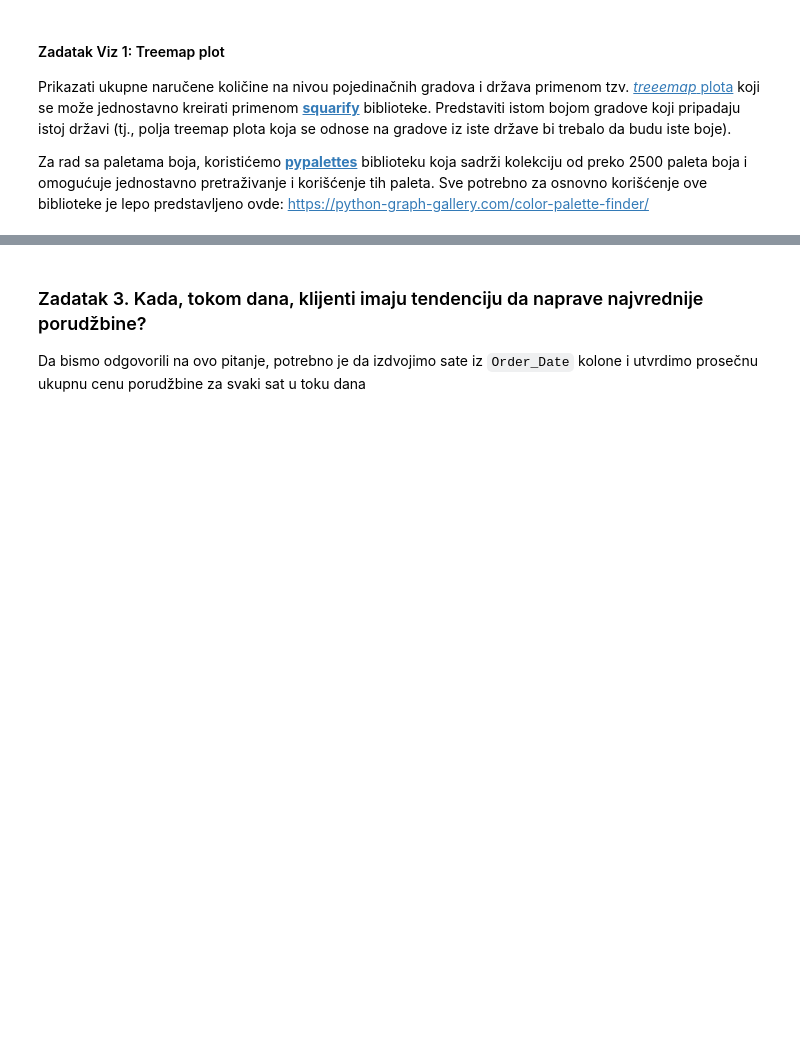
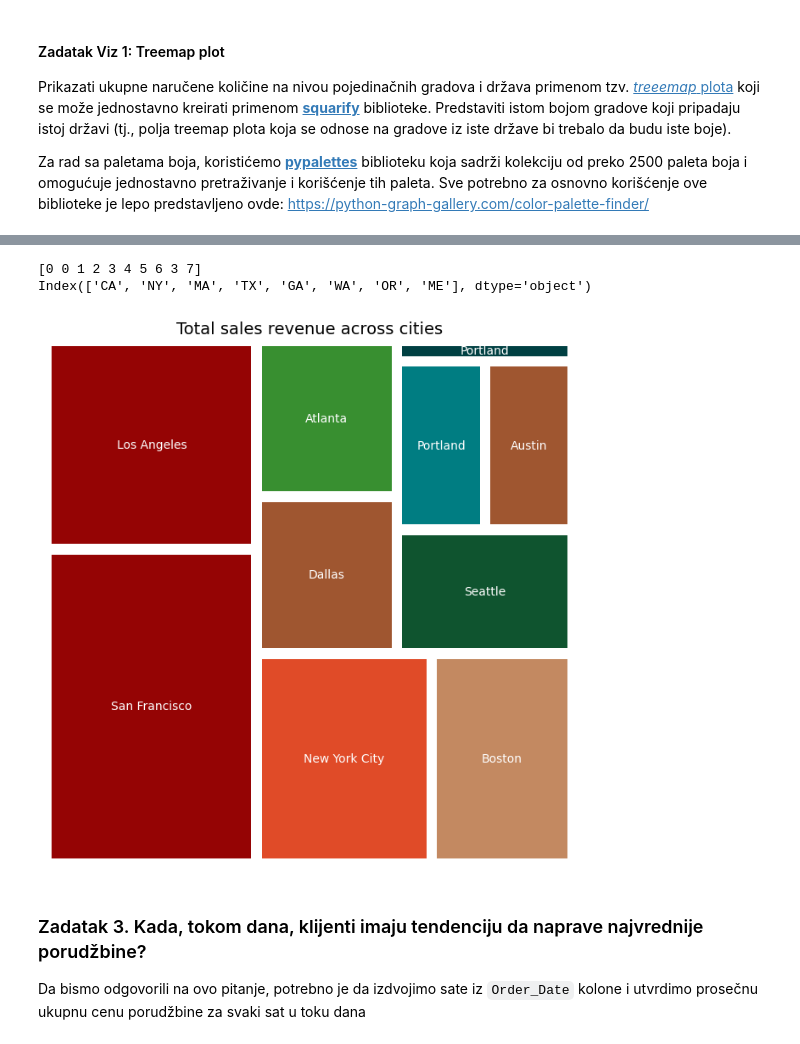
Before and after one commit to programiranje3/p3-2024v, a Jupyter notebook: pandas_and_viz_labs/sales_analysis.ipynb, the cells around one changed output, grey strips where cells are left out. Cells and saved outputs as stored; diff of their text form; code cells hidden in the pictures; blank space fills up the shorter version.

```diff
--- a/pandas_and_viz_labs/sales_analysis.ipynb
+++ b/pandas_and_viz_labs/sales_analysis.ipynb
@@ -598,0 +782,7 @@ Za rad sa paletama boja, koristićemo **[pypalettes](https://github.com/JosephBA
+# %%
+def separate_city_and_state(city_state):
+    city, state = city_state.rsplit(maxsplit=1)
+    state = state.strip('()')
+    return city, state
+
+separate_city_and_state(sales_per_city_df.Purchase_City[0])
@@ -598,0 +791,4 @@ Za rad sa paletama boja, koristićemo **[pypalettes](https://github.com/JosephBA
+# %%
+sales_per_city_df['City'] = sales_per_city_df.Purchase_City.apply(lambda x: separate_city_and_state(x)[0])
+sales_per_city_df['State'] = sales_per_city_df.Purchase_City.apply(lambda x: separate_city_and_state(x)[1])
+sales_per_city_df
@@ -599,3 +807,31 @@ Za rad sa paletama boja, koristićemo **[pypalettes](https://github.com/JosephBA
+# %%
+state_num_labels, unique_states = pd.factorize(sales_per_city_df.State)
+print(state_num_labels)
+print(unique_states)
+# %% [output]
+[0 0 1 2 3 4 5 6 3 7]
+Index(['CA', 'NY', 'MA', 'TX', 'GA', 'WA', 'OR', 'ME'], dtype='object')
+# %%
+cmap = pypalettes.load_cmap("Abbott")
+colors = [cmap(i) for i in state_num_labels]
+# %%
+_, ax = plt.subplots(figsize=(8,8))
+ax.set_axis_off()
+
+squarify.plot(
+    sizes=sales_per_city_df.Quantity_Ordered,
+    label=sales_per_city_df.City,
+    color=colors,
+    text_kwargs={'color':'white'},
+    pad=True,
+    ax=ax
+)
+
+ax.set_title("Total sales revenue across cities", fontsize=14)
+
+plt.show()
+# %% [output]
+[figure, added]
 # %% [markdown]
 ### Zadatak 3. Kada, tokom dana, klijenti imaju tendenciju da naprave najvrednije porudžbine?
 
```
Also changed, not shown: parts of 53 cells of this notebook, 1 other file.
